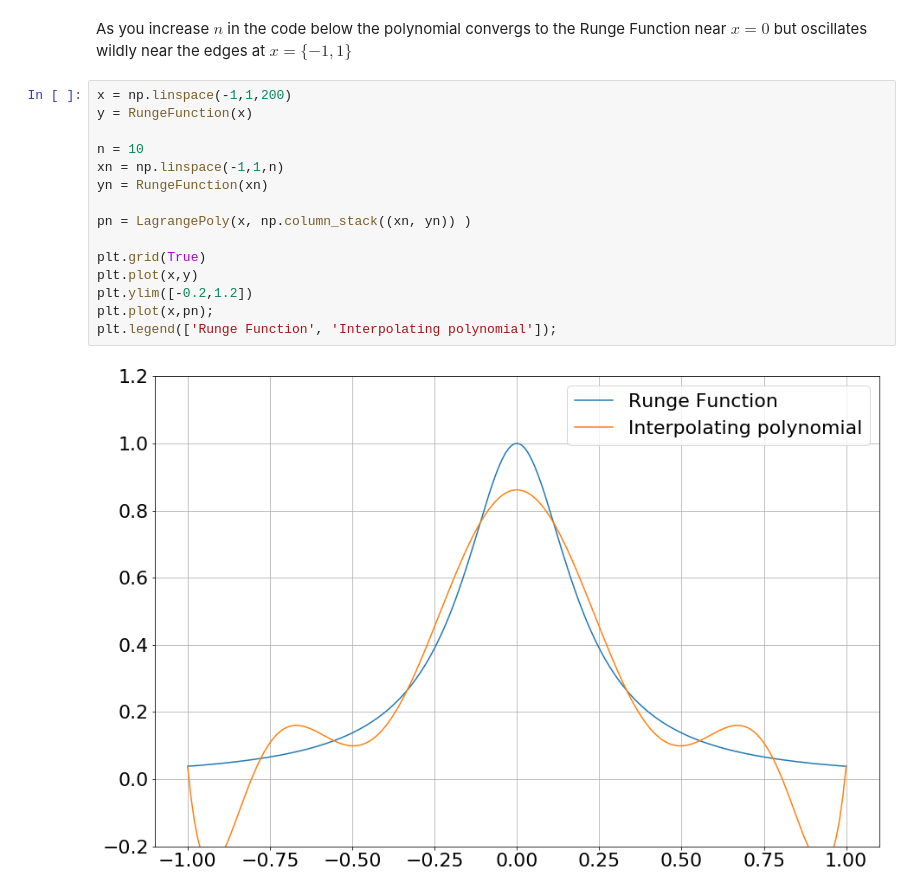
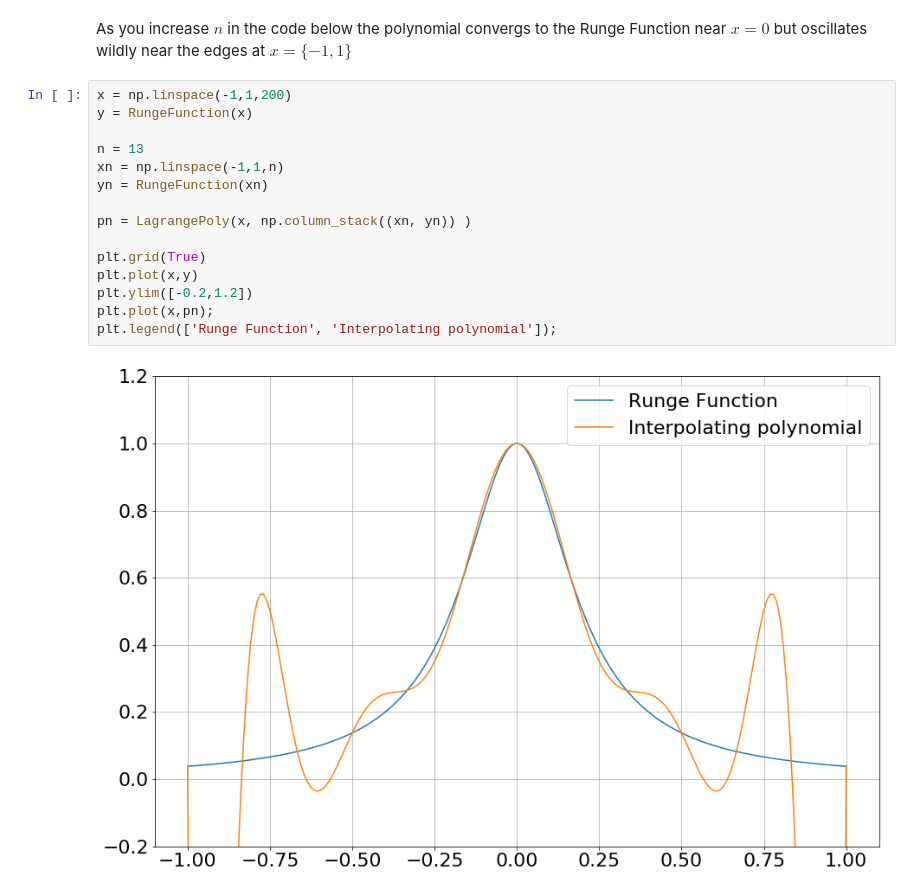
Before and after one commit to nielsw2/ACM20030-Examples, a Jupyter notebook: Interpolation/InterpolationWithPolynomials.ipynb, the cells around one changed output. Drawn from its saved outputs; the diff is of its cells as text.

```diff
--- a/Interpolation/InterpolationWithPolynomials.ipynb
+++ b/Interpolation/InterpolationWithPolynomials.ipynb
@@ -143,17 +143,17 @@ As you increase $n$ in the code below the polynomial convergs to the Runge Funct
 # %%
 x = np.linspace(-1,1,200)
 y = RungeFunction(x)
 
-n = 10
+n = 13
 xn = np.linspace(-1,1,n)
 yn = RungeFunction(xn)
 
 pn = LagrangePoly(x, np.column_stack((xn, yn)) )
 
 plt.grid(True)
 plt.plot(x,y)
 plt.ylim([-0.2,1.2])
 plt.plot(x,pn);
 plt.legend(['Runge Function', 'Interpolating polynomial']);
 # %% [output]
-[figure, old version]
+[figure, new version]
```
Also changed, not shown: 3 other files.
